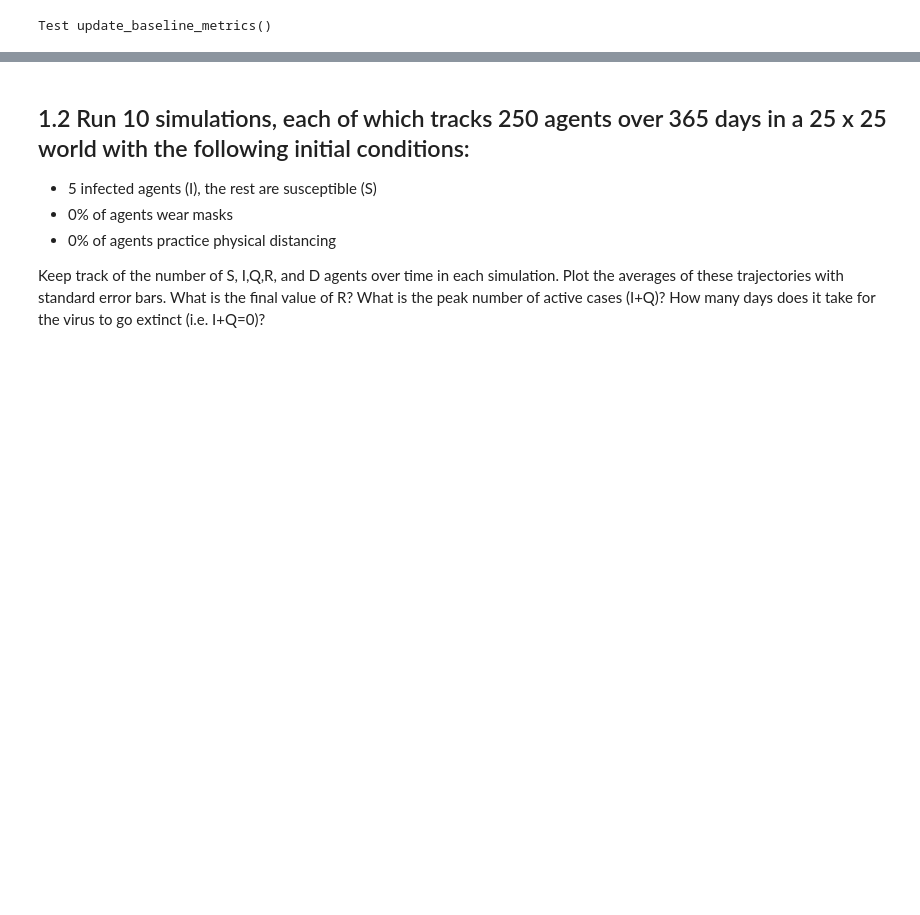
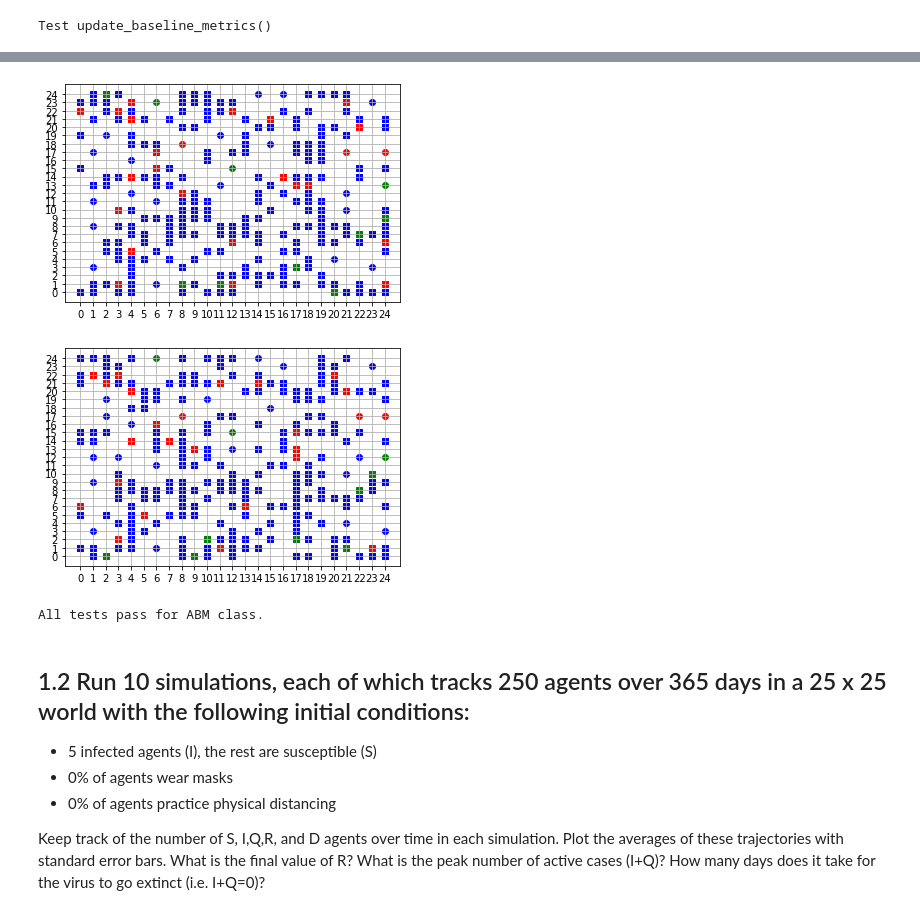
Before and after one commit to ryanquinnnelson/CMU-02718-Agent-based-SIR-Model-for-COVID-19, a Jupyter notebook: 02_518_02_718_Homework_4_ryann.ipynb, the cells around one changed output, grey strips where cells are left out. Cells and saved outputs as stored; diff of their text form; code cells hidden in the pictures; blank space fills up the shorter version.

```diff
--- a/02_518_02_718_Homework_4_ryann.ipynb
+++ b/02_518_02_718_Homework_4_ryann.ipynb
@@ -2224,3 +2332,22 @@ Test update_baseline_metrics()
+# %%
+print('Test run_and_visualize_simulation()')
+
+n = 25
+m = 250
+num_infected = 10
+percent_distancing = 0.1
+percent_mask = 0.35
+percent_vaccinated = 0.1
+abm = ABM(n,m,num_infected, percent_distancing, percent_mask, percent_vaccinated)
+
+abm.run_and_visualize_simulation(2)
+# %% [output]
+[figure, added]
+[figure, added]
+# %%
+print('All tests pass for ABM class.')
+# %% [output]
+All tests pass for ABM class.
 # %%
 #  def runAndPlotSimulations(num_simulations, num_steps, world_size, num_agents, num_infected, percent_distancing, percent_mask, percent_vaccinated):
 #     sim_counts = []
```
Also changed, not shown: parts of 8 cells of this notebook.
